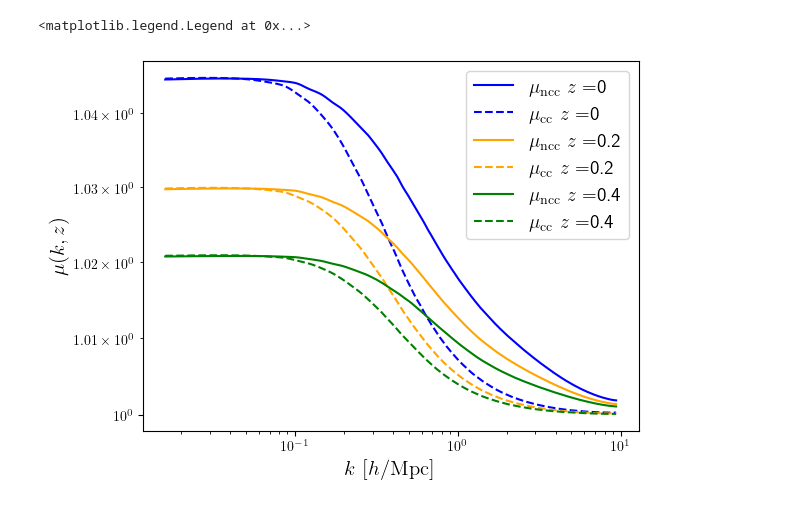
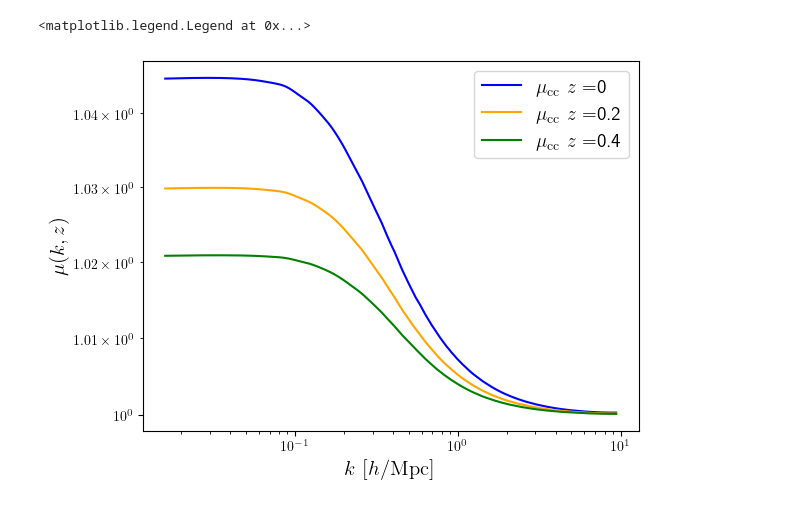
Before and after one commit to Ahmadnouriz/k-essence-emulator, a Jupyter notebook: notebooks/DEMO.ipynb, the cells around one changed output. Saved outputs shown, nothing was run; the diff lists cells and outputs as text; code cells hidden in the pictures.

```diff
--- a/notebooks/DEMO.ipynb
+++ b/notebooks/DEMO.ipynb
@@ -35,16 +33,16 @@ FileNotFoundError: [Errno 2] No such file or directory: '~/CODE/src/muNCC/PCNum.
 # %%
 plt.rc("text", usetex=True)
 font = {"family": "normal", "size": 15}
 
 colors = ['blue','orange', 'green']
 
 for i in range(len(z)):
-    plt.loglog(kk,muNCC[i],label=r"$\mu_\mathrm{ncc}~z=$"+str(z[i]), c=colors[i])
-    plt.loglog(kk,muCC[i],label=r"$\mu_\mathrm{cc}~z=$"+str(z[i]), c=colors[i], linestyle = '--')
+    #plt.loglog(kk,muNCC[i],label=r"$\mu_\mathrm{ncc}~z=$"+str(z[i]), c=colors[i])
+    plt.loglog(kk,muCC[i],label=r"$\mu_\mathrm{cc}~z=$"+str(z[i]), c=colors[i], linestyle = '-')
 
 
 plt.xlabel(r'$k\ [h/\rm{Mpc}]$', fontsize = 15); plt.ylabel(r'$\mu(k,z)$', fontsize = 15)
 plt.legend(fontsize = 14)
 # %% [output]
 <matplotlib.legend.Legend at 0x...>
-[figure, old version]
+[figure, new version]
```
Also changed, not shown: parts of 1 cell of this notebook, 1 other file.
